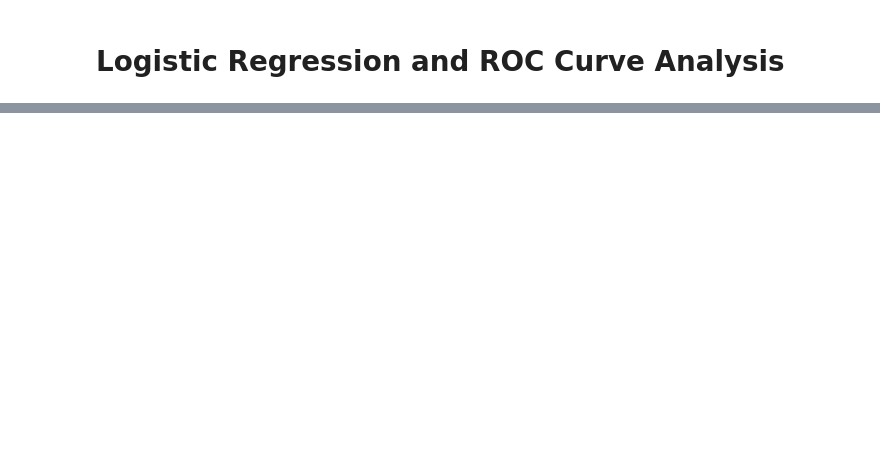
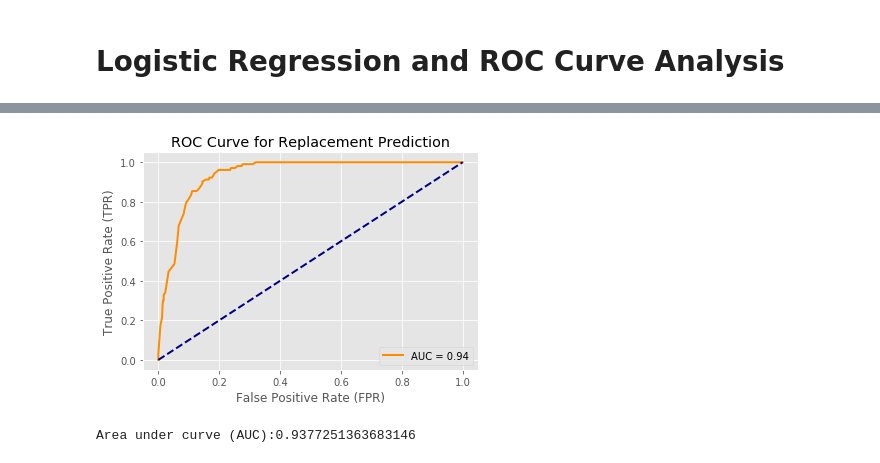
Before and after one commit to paigemcdonald10/diagnostic-test-for-behaviour, a Jupyter notebook: ROC curve analysis.ipynb, the cells around one changed output, grey strips where cells are left out. Saved outputs shown, nothing was run; the diff lists cells and outputs as text; code cells hidden in the pictures; blank space fills up the shorter version.

```diff
--- a/ROC curve analysis.ipynb
+++ b/ROC curve analysis.ipynb
@@ -239,0 +231,10 @@ final2.groupby('replace')['intervalR'].describe()
+# %%
+# split into 2 days of training data and 2 days of test data
+train = final[(final['date'] == '2013-09-13') | (final['date'] == '2013-09-14')]
+test = final[(final['date'] == '2013-09-12') | (final['date'] == '2013-09-15')]
+# %%
+# split into X and y train and test
+X_train = train[['intervalR']]
+y_train = train['replace']
+X_test = test[['intervalR']]
+y_test = test['replace']
@@ -239,0 +246,4 @@ final2.groupby('replace')['intervalR'].describe()
+# %%
+# fix class imbalance with SMOTE (moreinfo = http://rikunert.com/SMOTE_explained)
+sm = SMOTE(random_state=1)
+X_bal, y_bal = sm.fit_resample(X_train, y_train)
@@ -239,0 +255,6 @@ final2.groupby('replace')['intervalR'].describe()
+# %%
+# initiate and fit logistic regression model
+model = LogisticRegression(random_state = 1)
+model.fit(X_bal, y_bal)
+print('Training accuracy:', model.score(X_bal, y_bal))
+print('Test accuracy:', model.score(X_test, y_test))
@@ -239,0 +293,24 @@ final2.groupby('replace')['intervalR'].describe()
+# %%
+# create ROC curve
+from sklearn.metrics import roc_curve, roc_auc_score
+
+y_proba = model.predict_proba(X_test)[:,1]
+
+fprs, tprs, thresholds = roc_curve(y_test, y_proba)
+roc_auc = roc_auc_score(y_test, y_proba)
+
+plt.figure()
+plt.plot(fprs, tprs, color='darkorange',
+         lw=2, label='AUC = %0.2f' % roc_auc)
+plt.plot([0, 1], [0, 1], color='navy', lw=2, linestyle='--')
+plt.xlabel('False Positive Rate (FPR)')
+plt.ylabel('True Positive Rate (TPR)')
+plt.title('ROC Curve for Replacement Prediction')
+plt.legend(loc="best")
+plt.show()
+
+print(f'Area under curve (AUC):{roc_auc}')
+print()
+# %% [output]
+[figure, added]
+Area under curve (AUC):0.9377251363683146
```
Also changed, not shown: parts of 31 cells of this notebook, 1 other file.
